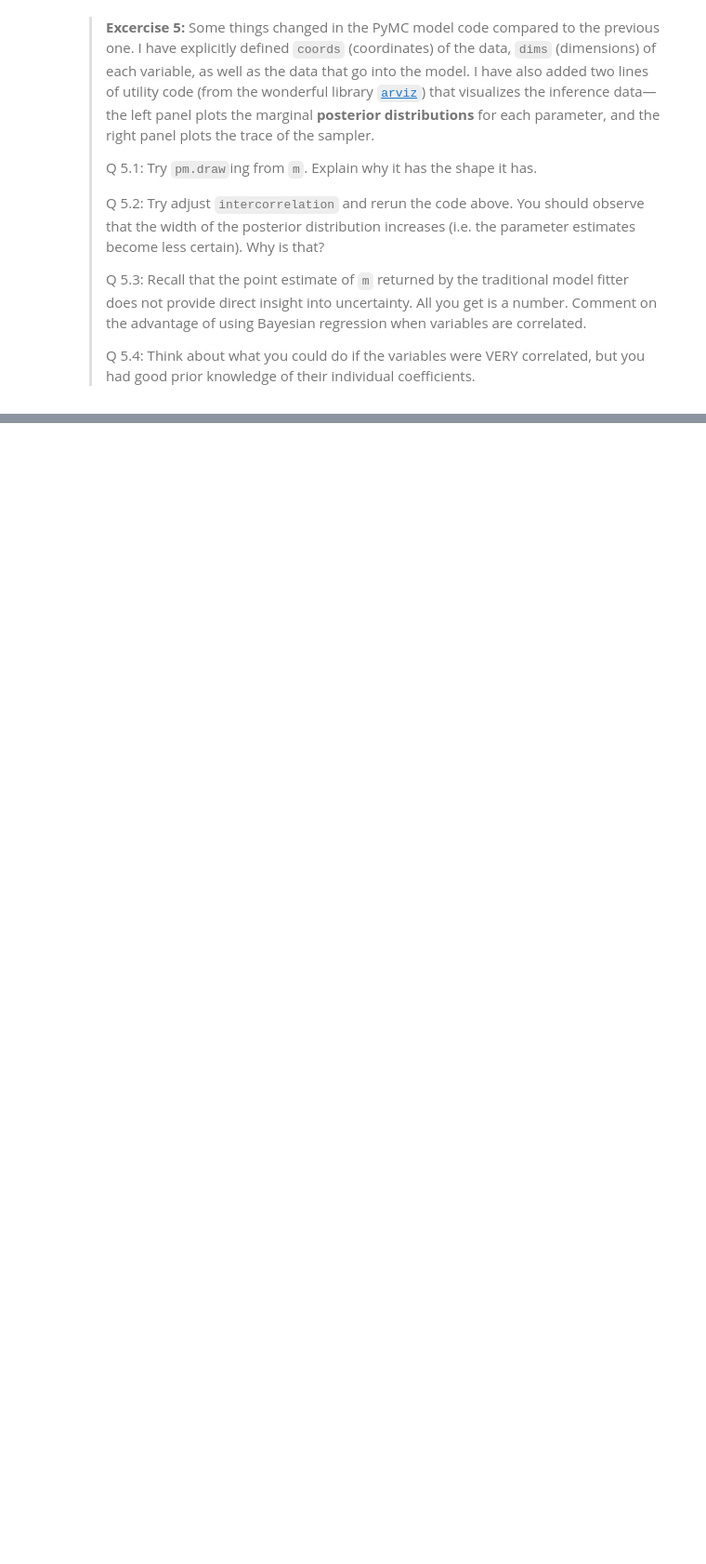
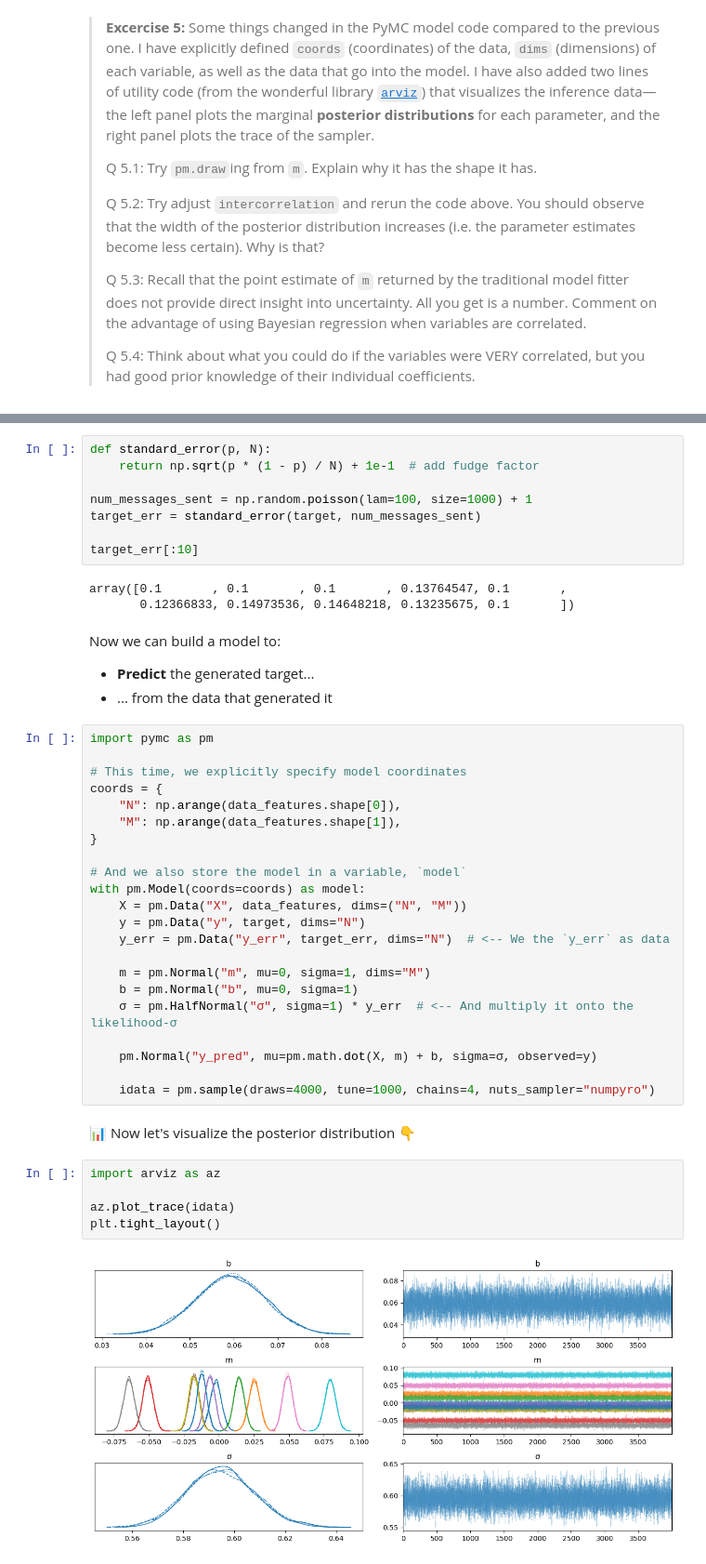
Before and after one commit to ulfaslak/bayesian-stats-modeling-workshop, a Jupyter notebook: workshop.ipynb, the cells around one changed output, grey strips where cells are left out. Shown at 93% size. Drawn from its saved outputs; the diff is of its cells as text; blank space fills up the shorter version.

```diff
--- a/workshop.ipynb
+++ b/workshop.ipynb
@@ -427,0 +528,47 @@ It's fairly common that we have samples in our dataset that we trust more than o
+# %%
+def standard_error(p, N):
+    return np.sqrt(p * (1 - p) / N) + 1e-1  # add fudge factor
+
+num_messages_sent = np.random.poisson(lam=100, size=1000) + 1
+target_err = standard_error(target, num_messages_sent)
+
+target_err[:10]
+# %% [output]
+array([0.1       , 0.1       , 0.1       , 0.13764547, 0.1       ,
+       0.12366833, 0.14973536, 0.14648218, 0.13235675, 0.1       ])
+# %% [markdown]
+Now we can build a model to:
+
+* **Predict** the generated target...
+* ... from the data that generated it
+# %%
+import pymc as pm
+
+# This time, we explicitly specify model coordinates
+coords = {
+    "N": np.arange(data_features.shape[0]),
+    "M": np.arange(data_features.shape[1]),
+}
+
+# And we also store the model in a variable, `model`
+with pm.Model(coords=coords) as model:
+    X = pm.Data("X", data_features, dims=("N", "M"))
+    y = pm.Data("y", target, dims="N")
+    y_err = pm.Data("y_err", target_err, dims="N")  # <-- We the `y_err` as data
+
+    m = pm.Normal("m", mu=0, sigma=1, dims="M")
+    b = pm.Normal("b", mu=0, sigma=1)
+    σ = pm.HalfNormal("σ", sigma=1) * y_err  # <-- And multiply it onto the likelihood-σ
+
+    pm.Normal("y_pred", mu=pm.math.dot(X, m) + b, sigma=σ, observed=y)
+
+    idata = pm.sample(draws=4000, tune=1000, chains=4, nuts_sampler="numpyro")
+# %% [markdown]
+📊 Now let's visualize the posterior distribution 👇
+# %%
+import arviz as az
+
+az.plot_trace(idata)
+plt.tight_layout()
+# %% [output]
+[figure, added]
```
Also changed, not shown: parts of 33 cells of this notebook, 1 other file.
